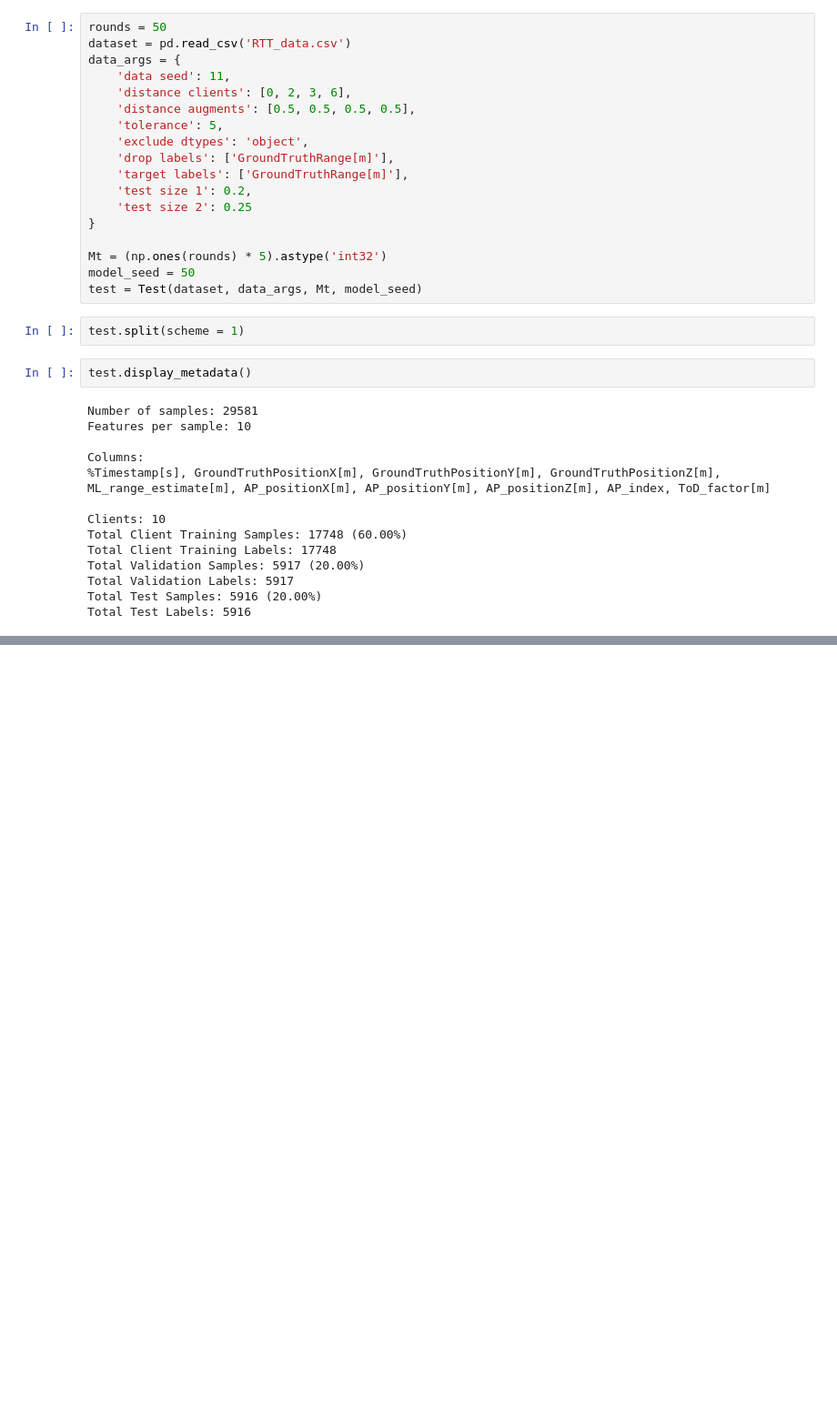
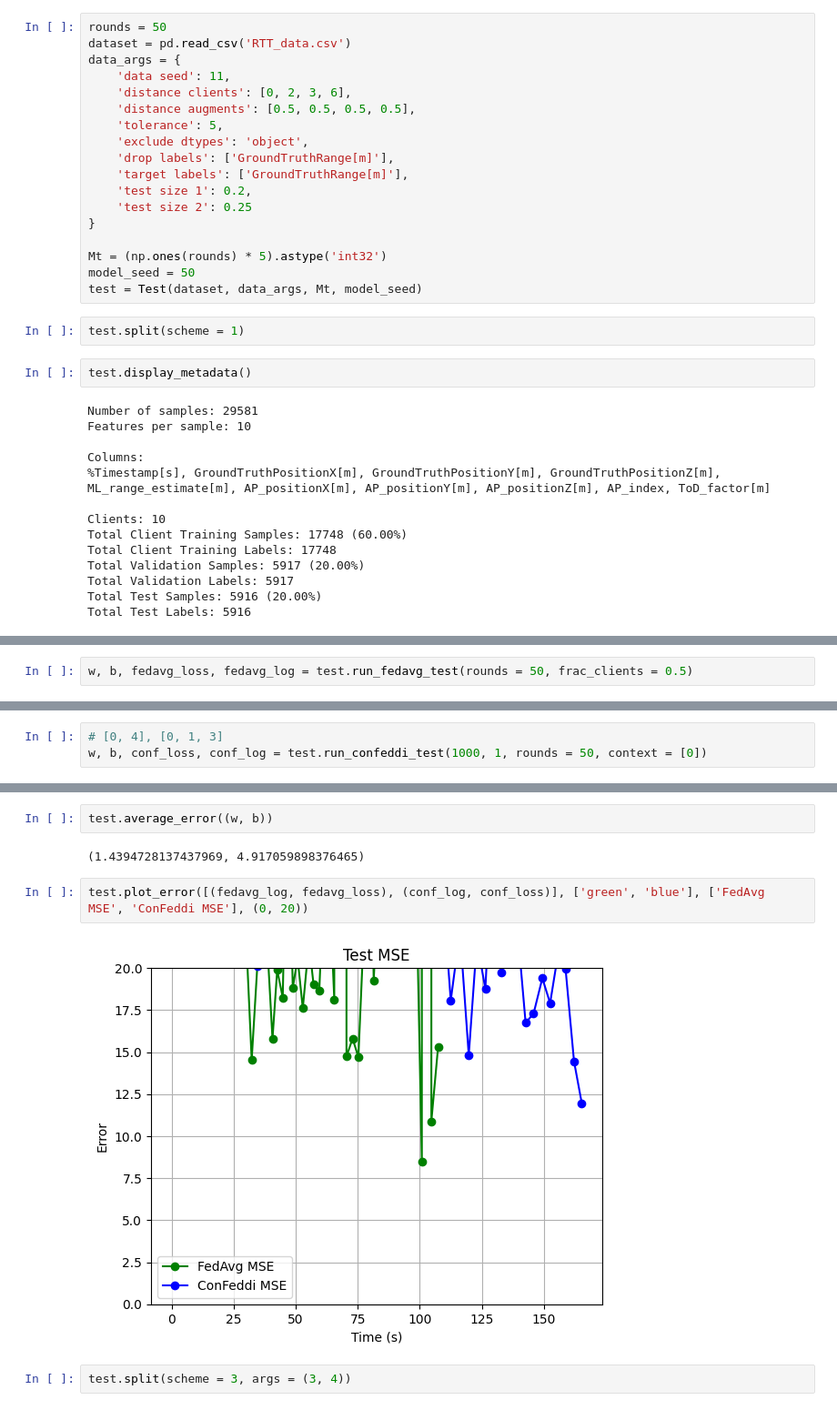
Before and after one commit to Josiah-Wallis/ConFeddi-Regression, a Jupyter notebook: test.ipynb, the cells around one changed output, grey strips where cells are left out. Shown at 91% size. Saved outputs shown, nothing was run; the diff lists cells and outputs as text; blank space fills up the shorter version.

Commit message:
finished cv tests

```diff
--- a/test.ipynb
+++ b/test.ipynb
@@ -72,0 +52,2 @@ KeyboardInterrupt:
+# %%
+w, b, fedavg_loss, fedavg_log = test.run_fedavg_test(rounds = 50, frac_clients = 0.5)
@@ -72,0 +69,3 @@ KeyboardInterrupt:
+# %%
+# [0, 4], [0, 1, 3]
+w, b, conf_loss, conf_log = test.run_confeddi_test(1000, 1, rounds = 50, context = [0])
@@ -72,0 +83,10 @@ KeyboardInterrupt:
+# %%
+test.average_error((w, b))
+# %% [output]
+(1.4394728137437969, 4.917059898376465)
+# %%
+test.plot_error([(fedavg_log, fedavg_loss), (conf_log, conf_loss)], ['green', 'blue'], ['FedAvg MSE', 'ConFeddi MSE'], (0, 20))
+# %% [output]
+[figure, added]
+# %%
+test.split(scheme = 3, args = (3, 4))
```
Also changed, not shown: parts of 11 cells of this notebook, 9 other files.
